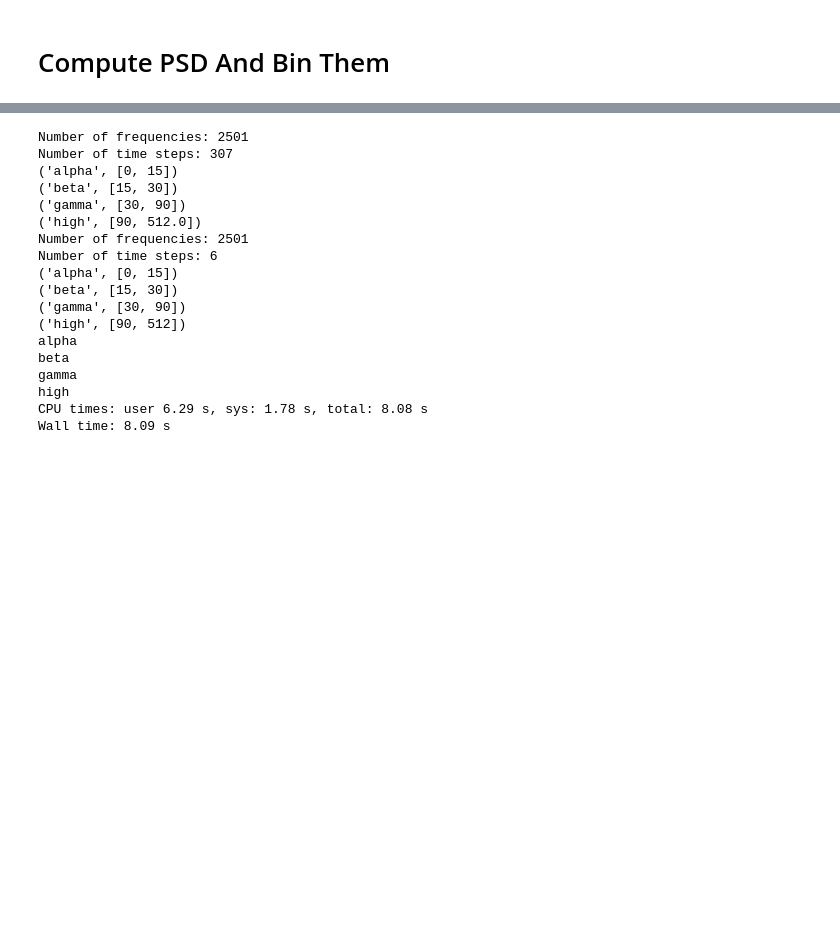
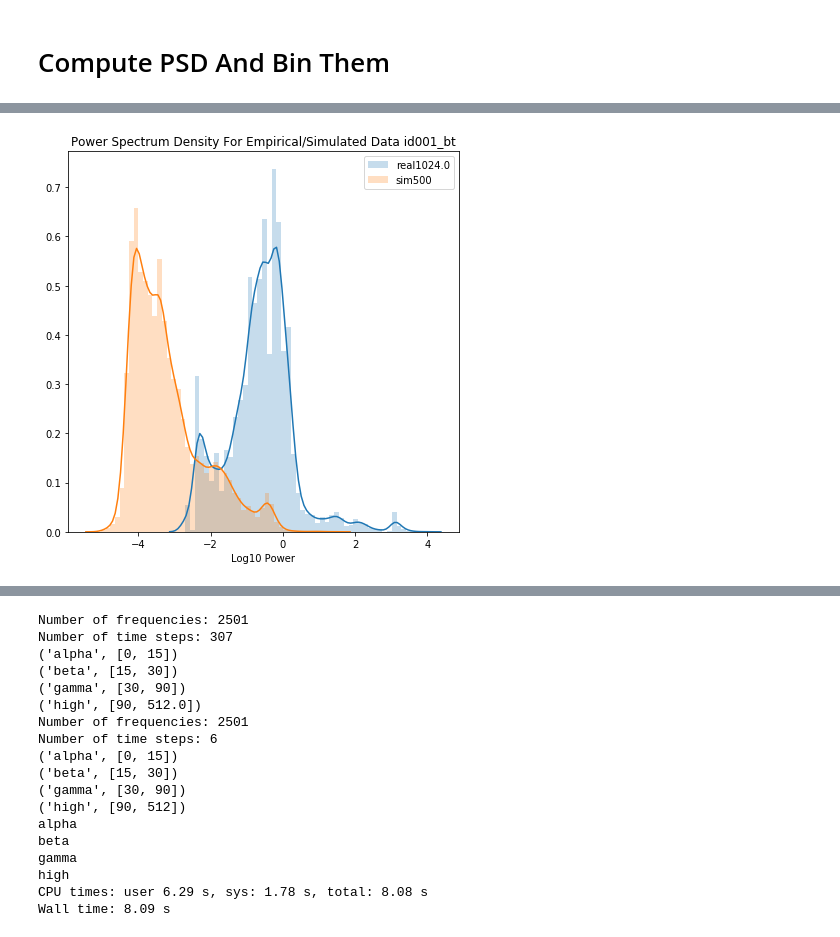
Before and after one commit to adam2392/tng_tvb, a Jupyter notebook: tvbsim/notebooks/exp_freq_variation/0.2-compare_sim_real_freqanalysis.ipynb, the cells around one changed output, grey strips where cells are left out. Saved outputs shown, nothing was run; the diff lists cells and outputs as text; code cells hidden in the pictures; blank space fills up the shorter version.

```diff
--- a/tvbsim/notebooks/exp_freq_variation/0.2-compare_sim_real_freqanalysis.ipynb
+++ b/tvbsim/notebooks/exp_freq_variation/0.2-compare_sim_real_freqanalysis.ipynb
@@ -323,0 +193,90 @@ Wall time: 819 ms
+# %%
+%%time
+###############################################################
+# Run Real freq analysis
+winsize = 5000
+stepsize = 2500
+samplerate = realmetadata['samplerate']
+fmin = 0.5
+fmax = samplerate // 2
+
+freqs = np.arange(1., samplerate//2, 5.)
+waveletfreqs = 2**(np.arange(1.,9.,1./5))
+
+# for binning frequencies
+freqbands = {
+    'alpha': [0, 15],
+    'beta': [15,30],
+    'gamma': [30, 90],
+    'high': [90, samplerate//2],
+}
+
+# run psd analysis
+real_freqanalysis = FreqAnalysis(winsize, stepsize, samplerate, freqs)
+psd, freqs = real_freqanalysis.psd(rawdata, fmin, fmax, psdtype='welch')
+real_freqanalysis.compute_samplepoints(rawdata.shape[1])
+
+###############################################################
+# Run Sim freq analysis
+simsamplerate = 500
+freqs = np.arange(1., simsamplerate//2, 5.)
+fmax = simsamplerate // 2
+waveletfreqs = 2**(np.arange(1.,9.,1./5))
+# for binning frequencies
+simfreqbands = {
+    'alpha': [0, 15],
+    'beta': [15,30],
+    'gamma': [30, 90],
+    'high': [90, simsamplerate//2],
+}
+
+sim_freqanalysis = FreqAnalysis(winsize, stepsize, simsamplerate, freqs)
+simpsd, simfreqs = sim_freqanalysis.psd(seegts, fmin, fmax, psdtype='welch')
+sim_freqanalysis.compute_samplepoints(epits.shape[1])
+
+###############################################################
+# PLOTTING
+###############################################################
+
+plt.figure(figsize=(7,7))
+ax = sns.distplot(psd.ravel(), kde=True, hist_kws={'alpha':0.25}, label='real'+str(samplerate))
+ax = sns.distplot(simpsd.ravel(), kde=True, hist_kws={'alpha':0.25}, label='sim'+str(simsamplerate))
+ax.set_title('Power Spectrum Density For Empirical/Simulated Data {}'.format(patient))
+ax.legend()
+plt.xlabel('Log10 Power')
+figfilename = os.path.join(figdir, '{}_psd_comparison_srate{}.pdf'.format(patient, simsamplerate))
+plt.savefig(figfilename)
+
+realpower_binned = real_freqanalysis.binfreqvalues(psd, freqs, freqbands)
+simpower_binned = sim_freqanalysis.binfreqvalues(simpsd, simfreqs, simfreqbands)
+
+# Plot After binning into frequency bands!
+plt.figure(figsize=(15,15))
+for i in range(len(freqbands)):
+    label = sorted(freqbands.keys())[i]
+    print(label)
+    plt.subplot(2,2,i+1)
+    sns.distplot(realpower_binned[:,i,:].ravel(), kde=True,
+                     hist_kws={'alpha': 0.25}, label='real'+label)
+    sns.distplot(simpower_binned[:,i,:].ravel(),
+                hist_kws={'alpha': 0.25},
+                 kde=True, label='sim'+label)
+    plt.legend()
+    plt.title('{} Frequency Band Power Distribution'.format(label))
+    plt.xlabel('Log10 Power')
+    plt.suptitle('{} PSD In Bands Empirical vs Simulated'.format(patient))
+    figfilename = os.path.join(figdir, '{}_psd_bands_comparison_srate{}.pdf'.format(patient, simsamplerate))
+    plt.savefig(figfilename)
+
+# print some output to debug
+print("real psd: ", max(psd.ravel()), min(psd.ravel()))
+print("sim psd: ", max(simpsd.ravel()), min(simpsd.ravel()))
+print("winsize: ", winsize)
+print("stepsize: ", stepsize)
+print(psd.shape)
+print(freqs.shape)
+print(realpower_binned.shape)
+print(simpower_binned.shape)
+print(real_freqanalysis.samplepoints.shape)
+print(real_freqanalysis.timepoints.shape)
+# %% [output]
@@ -323,0 +300 @@ Wall time: 819 ms
+[figure, added]
```
Also changed, not shown: parts of 31 cells of this notebook, 25 other files.
